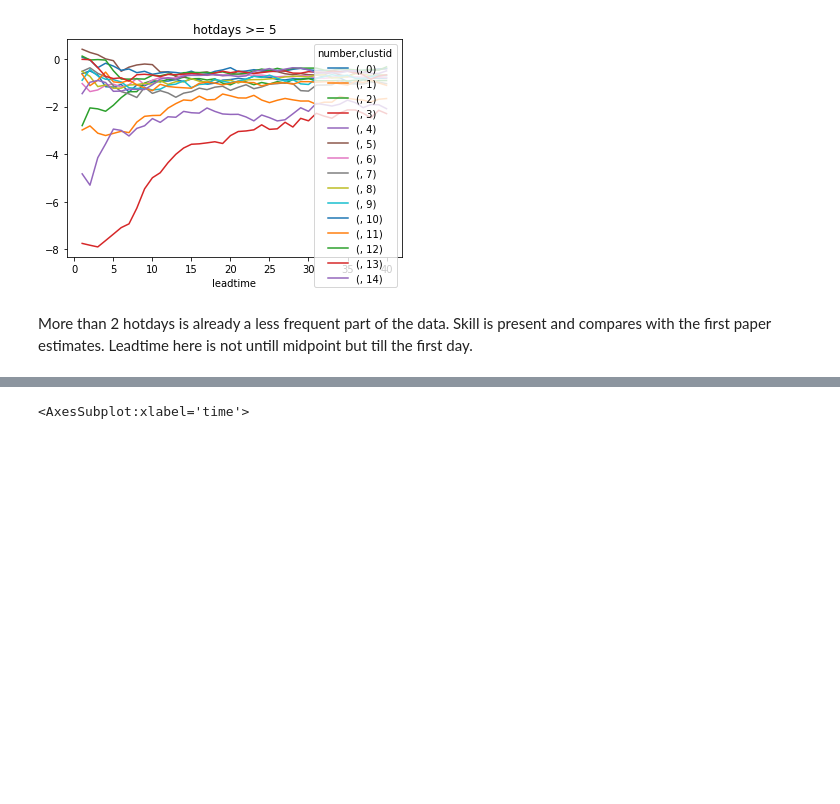
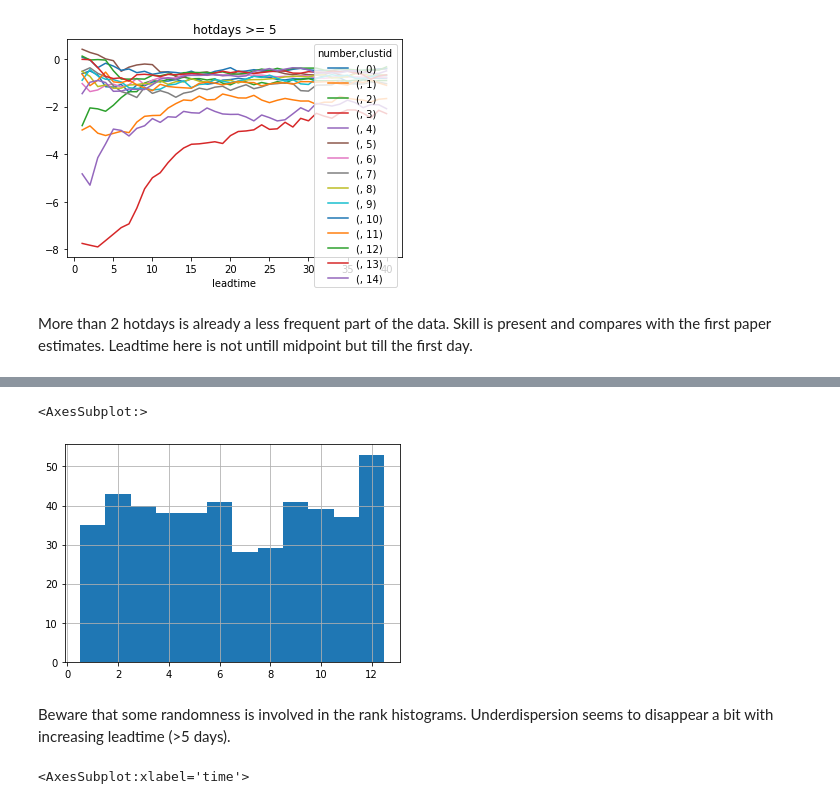
Before and after one commit to chiemvs/SubSeas, a Jupyter notebook: Check_hotdays.ipynb, the cells around one changed output, grey strips where cells are left out. Cells and saved outputs as stored; diff of their text form; code cells hidden in the pictures; blank space fills up the shorter version.

```diff
--- a/Check_hotdays.ipynb
+++ b/Check_hotdays.ipynb
@@ -153,3 +178,10 @@ More than 2 hotdays is already a less frequent part of the data. Skill is presen
+# %%
+rank_hist(df.loc[np.logical_and(df['clustid'] == 9, df['leadtime'] == 12),:])
+# %% [output]
+<AxesSubplot:>
+[figure, added]
+# %% [markdown]
+Beware that some randomness is involved in the rank histograms. Underdispersion seems to disappear a bit with increasing leadtime (>5 days).
 # %%
 temp = transform_and_bs(df,nday_threshold=2)
 temp['observation'].groupby(temp['time'].dt.year).mean().plot()
```
Also changed, not shown: parts of 9 cells of this notebook, 2 other files.
